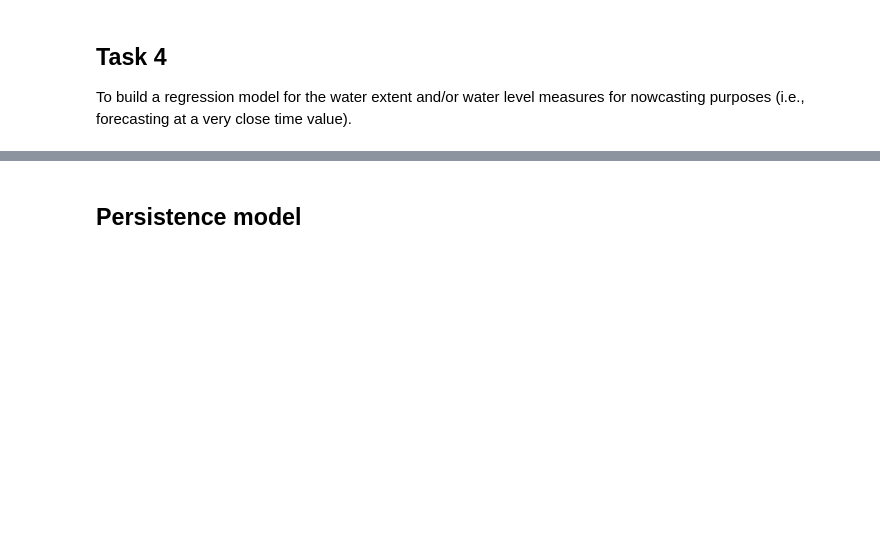
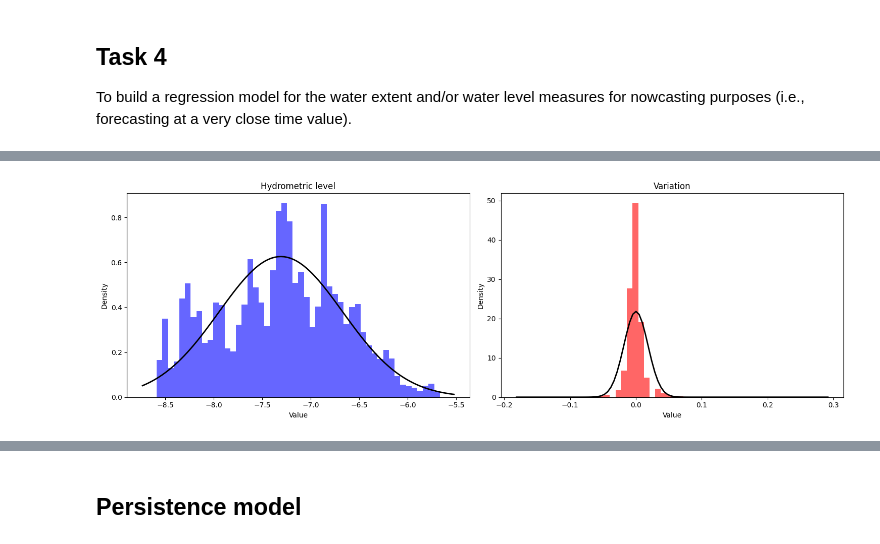
Before and after one commit to angyaloliver/bip-ml4eo, a Jupyter notebook: src/bip-ml4eo.ipynb, the cells around one changed output, grey strips where cells are left out. Drawn from its saved outputs; the diff is of its cells as text; code cells hidden in the pictures; blank space fills up the shorter version.

```diff
--- a/src/bip-ml4eo.ipynb
+++ b/src/bip-ml4eo.ipynb
@@ -63,10 +63,13 @@ timestamp_s = ancillary_df["Hours"].map(pd.Timestamp.timestamp)
 ancillary_df["Timestamp_s"] = timestamp_s
 # %%
 day = 24 * 60 * 60
+month = (365.2425 / 12) * day
 year = (365.2425) * day
 
 ancillary_df["Day sin"] = np.sin(timestamp_s * (2 * np.pi / day))
 ancillary_df["Day cos"] = np.cos(timestamp_s * (2 * np.pi / day))
+ancillary_df["Month sin"] = np.sin(timestamp_s * (2 * np.pi / month))
+ancillary_df["Month cos"] = np.cos(timestamp_s * (2 * np.pi / month))
 ancillary_df["Year sin"] = np.sin(timestamp_s * (2 * np.pi / year))
 ancillary_df["Year cos"] = np.cos(timestamp_s * (2 * np.pi / year))
 # %%
@@ -130,8 +136,3 @@ ancillary_df["Hydrometric level"].hist(bins=50, figsize=(15, 5))
 # %% [output]
 <AxesSubplot: >
 [figure]
-# %%
-ancillary_df["Hydrometric level normalized"] = (
-    ancillary_df["Hydrometric level"] - ancillary_df["Hydrometric level"].mean()
-) / ancillary_df["Hydrometric level"].std()
-ancillary_df["Hydrometric level normalized"].hist(bins=50, figsize=(15, 5))
@@ -310,0 +344,41 @@ To build a regression model for the water extent and/or water level measures for
+# %%
+import matplotlib.pyplot as plt
+import numpy as np
+from scipy.stats import norm
+
+fig, axs = plt.subplots(1, 2, figsize=(15, 5))  # 1 row, 2 columns
+
+# First subplot for "Hydrometric level"
+mu1, std1 = (
+    ancillary_df["Hydrometric level"].mean(),
+    ancillary_df["Hydrometric level"].std(),
+)  # mean and standard deviation
+axs[0].hist(
+    ancillary_df["Hydrometric level"], bins=50, density=True, color="b", alpha=0.6
+)
+xmin, xmax = axs[0].get_xlim()
+x1 = np.linspace(xmin, xmax, 100)
+p1 = norm.pdf(x1, mu1, std1)
+axs[0].plot(x1, p1, "k", linewidth=2)
+axs[0].set_title("Hydrometric level")
+axs[0].set_xlabel("Value")
+axs[0].set_ylabel("Density")
+
+# Second subplot for "Variation"
+mu2, std2 = (
+    ancillary_df["Variation"].mean(),
+    ancillary_df["Variation"].std(),
+)  # mean and standard deviation
+axs[1].hist(ancillary_df["Variation"], bins=50, density=True, color="r", alpha=0.6)
+xmin, xmax = axs[1].get_xlim()
+x2 = np.linspace(xmin, xmax, 100)
+p2 = norm.pdf(x2, mu2, std2)
+axs[1].plot(x2, p2, "k", linewidth=2)
+axs[1].set_title("Variation")
+axs[1].set_xlabel("Value")
+axs[1].set_ylabel("Density")
+
+plt.tight_layout()  # Adjusts subplot params so that the subplot(s) fits into the figure area.
+plt.show()
+# %% [output]
+[figure, added]
```
Also changed, not shown: parts of 36 cells of this notebook.
